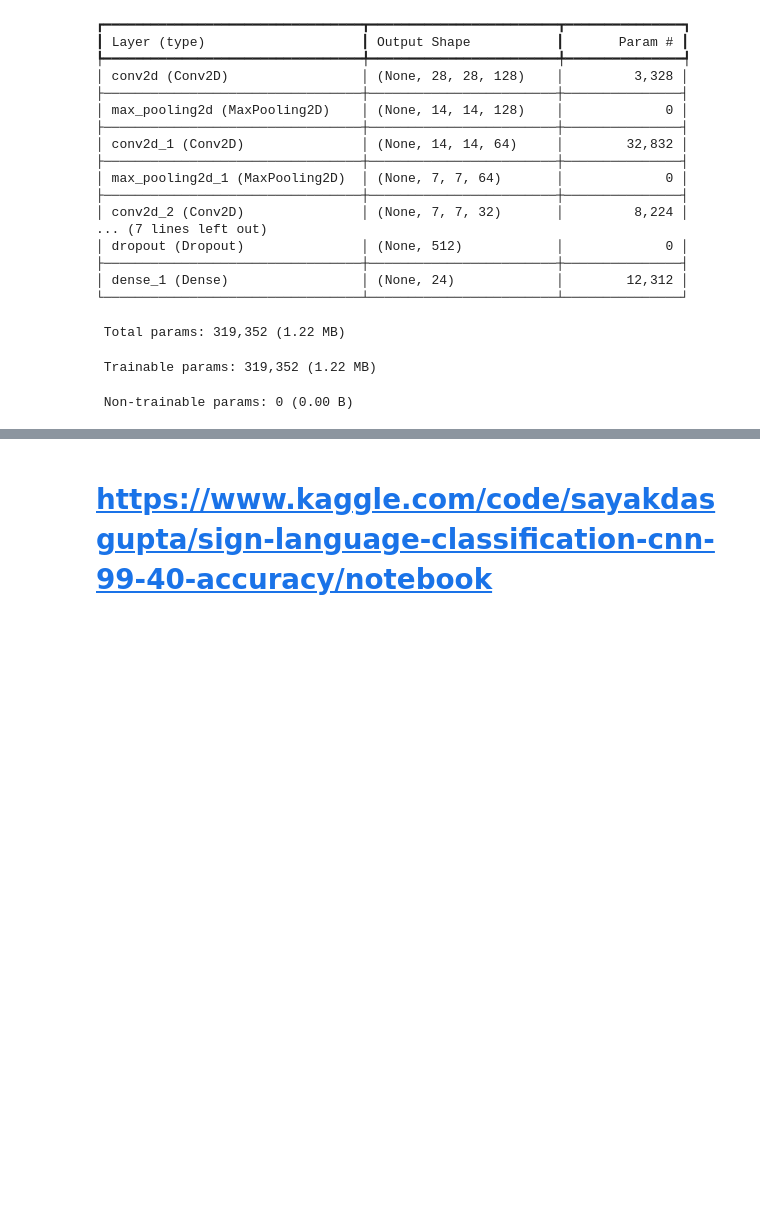
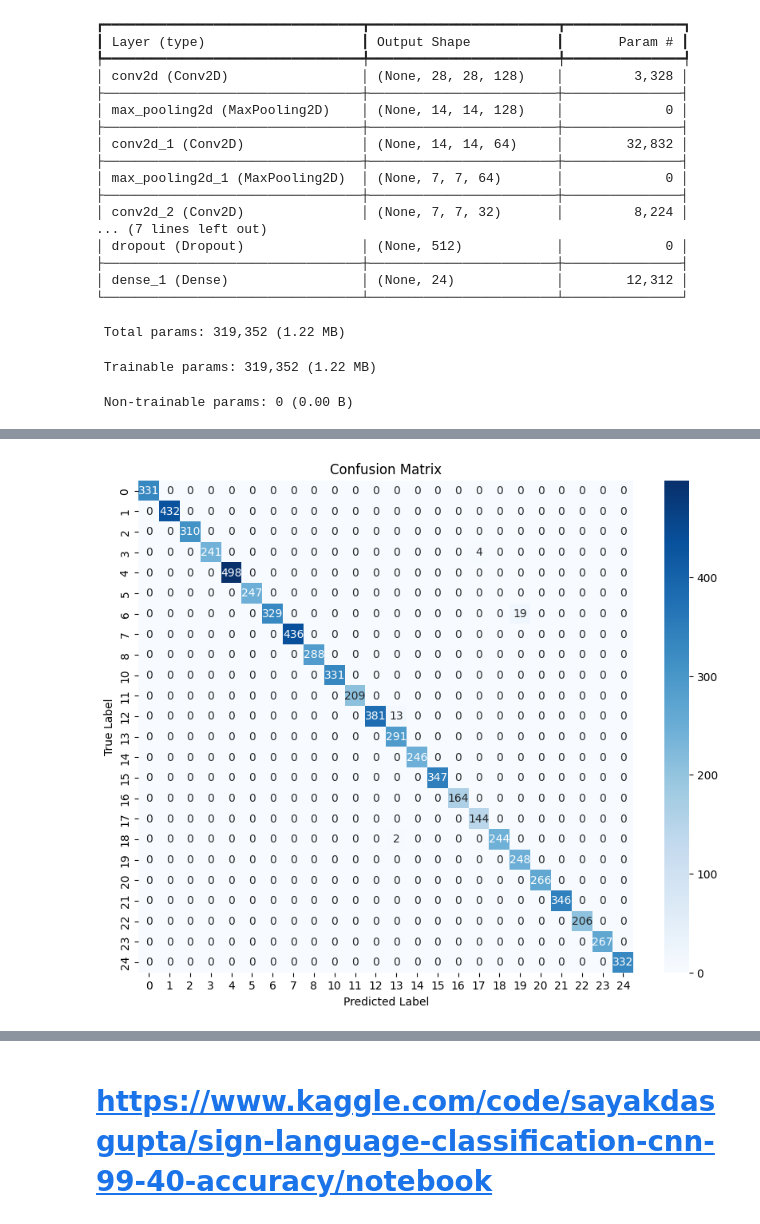
Before and after one commit to Madhunicka/HandGestureDetetction_Signlanguage_letters_CNN, a Jupyter notebook: sign_lang.ipynb, the cells around one changed output, grey strips where cells are left out. Drawn from its saved outputs; the diff is of its cells as text; code cells hidden in the pictures; blank space fills up the shorter version.

```diff
--- a/sign_lang.ipynb
+++ b/sign_lang.ipynb
@@ -221,0 +241,18 @@ MODEL ACCURACY = 99.02397990226746%
+# %%
+# Confusion Matrix
+from sklearn.metrics import confusion_matrix, classification_report
+y_pred = model.predict(X_test)
+y_pred_classes = np.argmax(y_pred, axis=1)
+y_true = np.argmax(y_test, axis=1)
+
+def plot_confusion_matrix(y_true, y_pred_classes):
+    cm = confusion_matrix(y_true, y_pred_classes)
+    plt.figure(figsize=(10, 8))
+    sns.heatmap(cm, annot=True, fmt="d", cmap="Blues", xticklabels=lb.classes_, yticklabels=lb.classes_)
+    plt.xlabel('Predicted Label')
+    plt.ylabel('True Label')
+    plt.title('Confusion Matrix')
+    plt.show()
+
+plot_confusion_matrix(y_true, y_pred_classes)
+# %% [output]
@@ -221,0 +260 @@ MODEL ACCURACY = 99.02397990226746%
+[figure, added]
```
Also changed, not shown: parts of 8 cells of this notebook.
